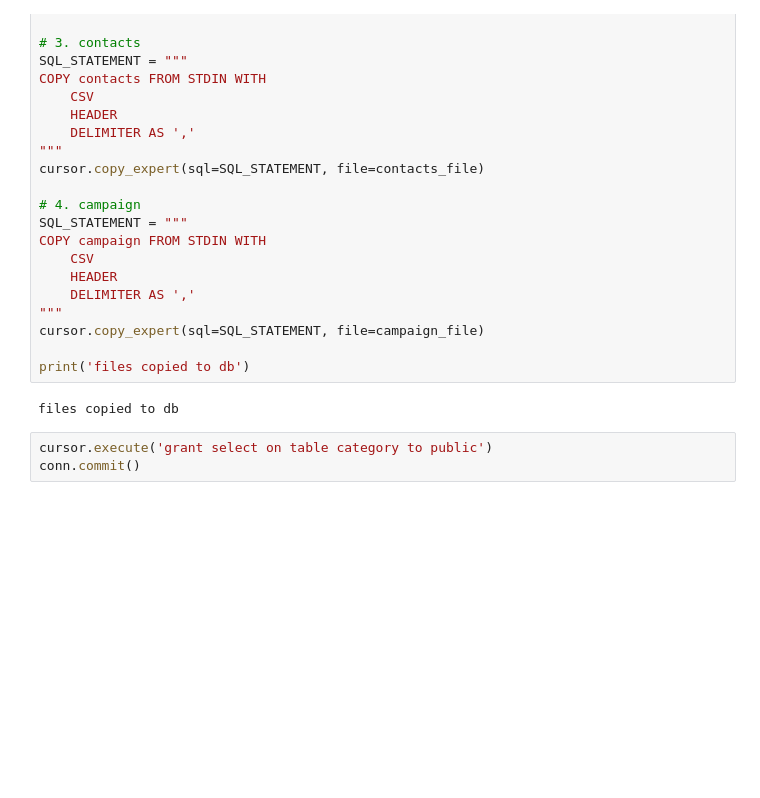
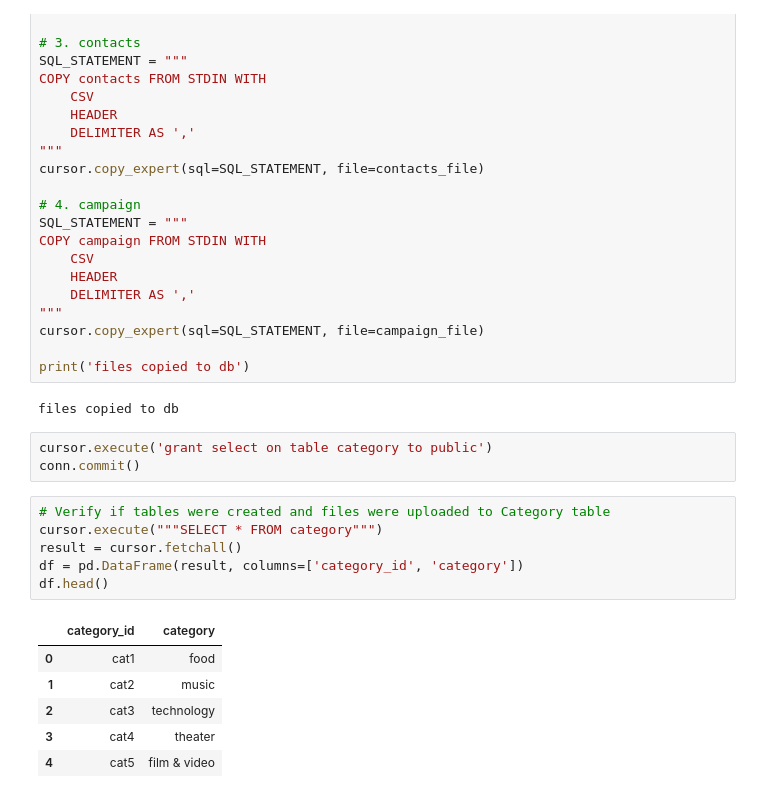
Before and after one commit to Yasmin-9/Crowdfunding_ETL, a Jupyter notebook: Merve_Crowdfunding_Test/ETL_Mini_Project_ANkrumah_YBsata_ADhillon_MCelme_copy.ipynb, the cells around one changed output. Saved outputs shown, nothing was run; the diff lists cells and outputs as text; blank space fills up the shorter version.

```diff
--- a/Merve_Crowdfunding_Test/ETL_Mini_Project_ANkrumah_YBsata_ADhillon_MCelme_copy.ipynb
+++ b/Merve_Crowdfunding_Test/ETL_Mini_Project_ANkrumah_YBsata_ADhillon_MCelme_copy.ipynb
@@ -627,3 +627,16 @@ files copied to db
 # %%
 cursor.execute('grant select on table category to public')
 conn.commit()
+# %%
+# Verify if tables were created and files were uploaded to Category table
+cursor.execute("""SELECT * FROM category""")
+result = cursor.fetchall()
+df = pd.DataFrame(result, columns=['category_id', 'category'])
+df.head()
+# %% [output]
+|  | category_id | category |
+| 0 | cat1 | food |
+| 1 | cat2 | music |
+| 2 | cat3 | technology |
+| 3 | cat4 | theater |
+| 4 | cat5 | film & video |
```
Also changed, not shown: parts of 3 cells of this notebook, 3 other files.
